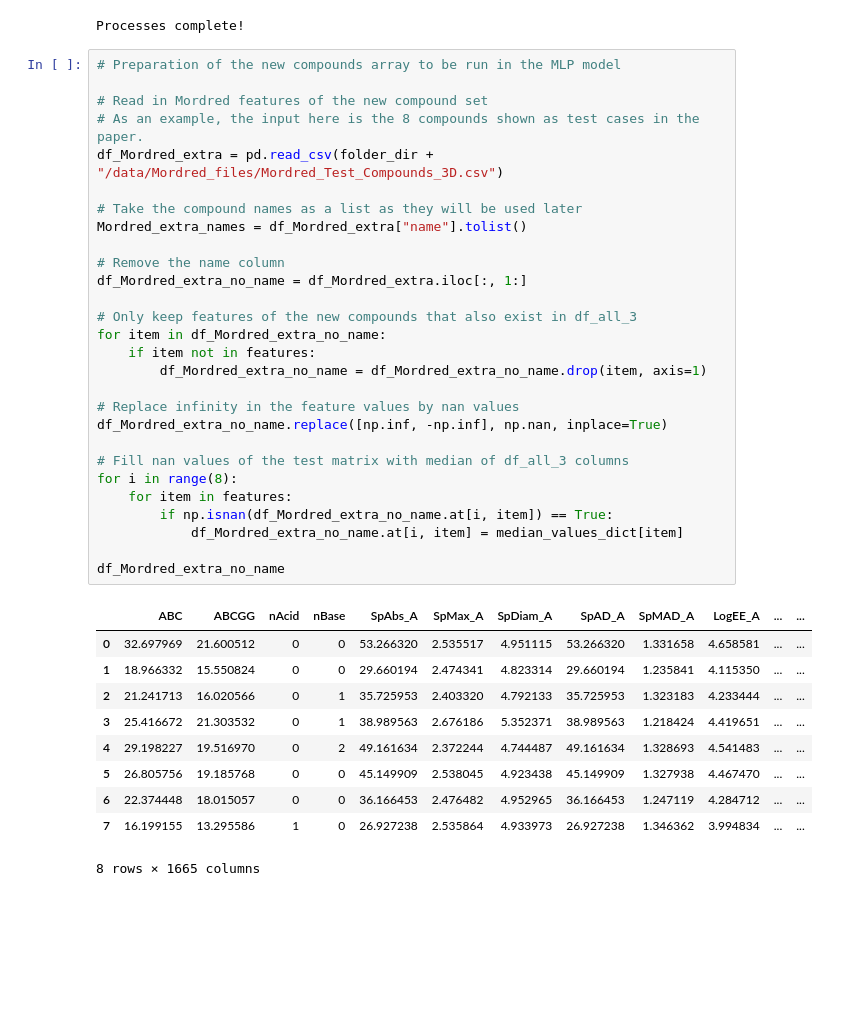
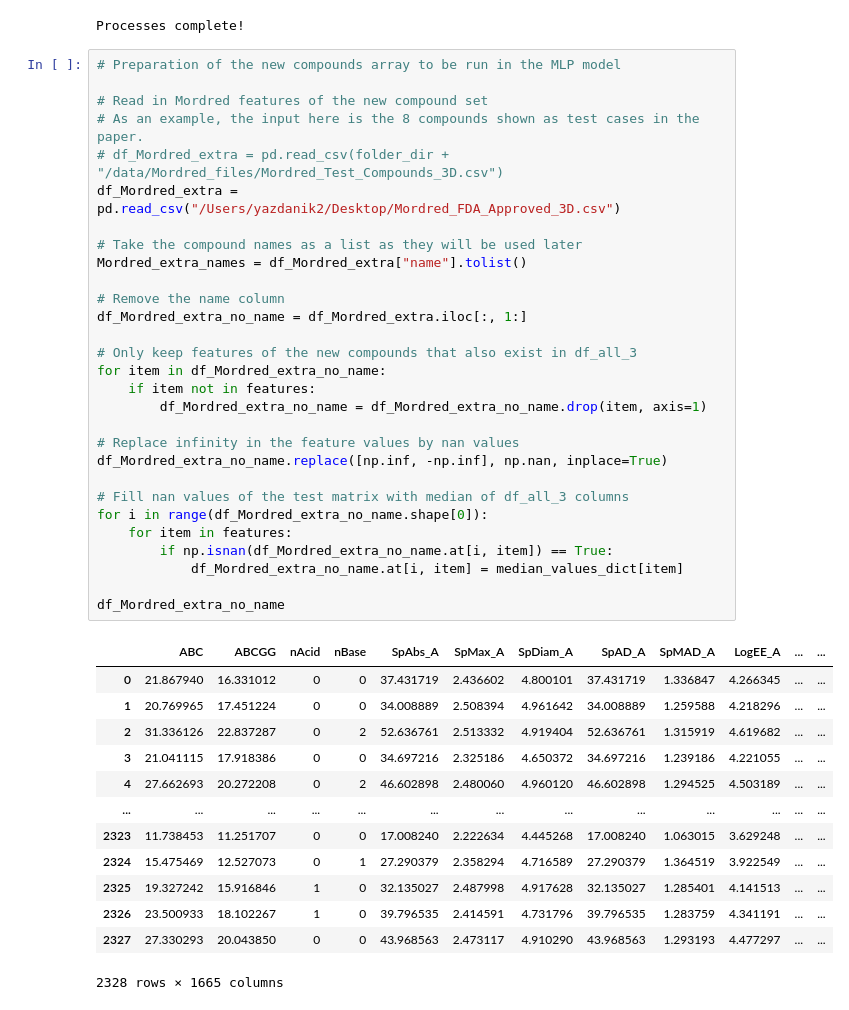
Before and after one commit to ky66/ROBIN, a Jupyter notebook: notebooks/MLP_Model_Run.ipynb, the cells around one changed output. Cells and saved outputs as stored; diff of their text form; blank space fills up the shorter version.

```diff
--- a/notebooks/MLP_Model_Run.ipynb
+++ b/notebooks/MLP_Model_Run.ipynb
@@ -118,42 +118,46 @@ Processes complete!
 # %%
 # Preparation of the new compounds array to be run in the MLP model
 
 # Read in Mordred features of the new compound set
 # As an example, the input here is the 8 compounds shown as test cases in the paper.
-df_Mordred_extra = pd.read_csv(folder_dir + "/data/Mordred_files/Mordred_Test_Compounds_3D.csv")
+# df_Mordred_extra = pd.read_csv(folder_dir + "/data/Mordred_files/Mordred_Test_Compounds_3D.csv")
+df_Mordred_extra = pd.read_csv("/Users/yazdanik2/Desktop/Mordred_FDA_Approved_3D.csv")
 
 # Take the compound names as a list as they will be used later
 Mordred_extra_names = df_Mordred_extra["name"].tolist()
 
 # Remove the name column
 df_Mordred_extra_no_name = df_Mordred_extra.iloc[:, 1:]
 
 # Only keep features of the new compounds that also exist in df_all_3
 for item in df_Mordred_extra_no_name:
     if item not in features:
         df_Mordred_extra_no_name = df_Mordred_extra_no_name.drop(item, axis=1)
 
 # Replace infinity in the feature values by nan values
 df_Mordred_extra_no_name.replace([np.inf, -np.inf], np.nan, inplace=True)
 
 # Fill nan values of the test matrix with median of df_all_3 columns
-for i in range(8):
+for i in range(df_Mordred_extra_no_name.shape[0]):
     for item in features:
         if np.isnan(df_Mordred_extra_no_name.at[i, item]) == True:
             df_Mordred_extra_no_name.at[i, item] = median_values_dict[item]
 
 df_Mordred_extra_no_name
 # %% [output]
 |  | ABC | ABCGG | nAcid | nBase | SpAbs_A | SpMax_A | SpDiam_A | SpAD_A | SpMAD_A | LogEE_A | ... | ... |
-| 0 | 32.697969 | 21.600512 | 0 | 0 | 53.266320 | 2.535517 | 4.951115 | 53.266320 | 1.331658 | 4.658581 | ... | ... |
-| 1 | 18.966332 | 15.550824 | 0 | 0 | 29.660194 | 2.474341 | 4.823314 | 29.660194 | 1.235841 | 4.115350 | ... | ... |
-| 2 | 21.241713 | 16.020566 | 0 | 1 | 35.725953 | 2.403320 | 4.792133 | 35.725953 | 1.323183 | 4.233444 | ... | ... |
-| 3 | 25.416672 | 21.303532 | 0 | 1 | 38.989563 | 2.676186 | 5.352371 | 38.989563 | 1.218424 | 4.419651 | ... | ... |
-| 4 | 29.198227 | 19.516970 | 0 | 2 | 49.161634 | 2.372244 | 4.744487 | 49.161634 | 1.328693 | 4.541483 | ... | ... |
-| 5 | 26.805756 | 19.185768 | 0 | 0 | 45.149909 | 2.538045 | 4.923438 | 45.149909 | 1.327938 | 4.467470 | ... | ... |
-| 6 | 22.374448 | 18.015057 | 0 | 0 | 36.166453 | 2.476482 | 4.952965 | 36.166453 | 1.247119 | 4.284712 | ... | ... |
-| 7 | 16.199155 | 13.295586 | 1 | 0 | 26.927238 | 2.535864 | 4.933973 | 26.927238 | 1.346362 | 3.994834 | ... | ... |
+| 0 | 21.867940 | 16.331012 | 0 | 0 | 37.431719 | 2.436602 | 4.800101 | 37.431719 | 1.336847 | 4.266345 | ... | ... |
+| 1 | 20.769965 | 17.451224 | 0 | 0 | 34.008889 | 2.508394 | 4.961642 | 34.008889 | 1.259588 | 4.218296 | ... | ... |
+| 2 | 31.336126 | 22.837287 | 0 | 2 | 52.636761 | 2.513332 | 4.919404 | 52.636761 | 1.315919 | 4.619682 | ... | ... |
+| 3 | 21.041115 | 17.918386 | 0 | 0 | 34.697216 | 2.325186 | 4.650372 | 34.697216 | 1.239186 | 4.221055 | ... | ... |
+| 4 | 27.662693 | 20.272208 | 0 | 2 | 46.602898 | 2.480060 | 4.960120 | 46.602898 | 1.294525 | 4.503189 | ... | ... |
+| ... | ... | ... | ... | ... | ... | ... | ... | ... | ... | ... | ... | ... |
+| 2323 | 11.738453 | 11.251707 | 0 | 0 | 17.008240 | 2.222634 | 4.445268 | 17.008240 | 1.063015 | 3.629248 | ... | ... |
+| 2324 | 15.475469 | 12.527073 | 0 | 1 | 27.290379 | 2.358294 | 4.716589 | 27.290379 | 1.364519 | 3.922549 | ... | ... |
+| 2325 | 19.327242 | 15.916846 | 1 | 0 | 32.135027 | 2.487998 | 4.917628 | 32.135027 | 1.285401 | 4.141513 | ... | ... |
+| 2326 | 23.500933 | 18.102267 | 1 | 0 | 39.796535 | 2.414591 | 4.731796 | 39.796535 | 1.283759 | 4.341191 | ... | ... |
+| 2327 | 27.330293 | 20.043850 | 0 | 0 | 43.968563 | 2.473117 | 4.910290 | 43.968563 | 1.293193 | 4.477297 | ... | ... |
-8 rows × 1665 columns
+2328 rows × 1665 columns
 # %%
 # Run the model on the new compound dataset
 
```
Also changed, not shown: parts of 1 cell of this notebook.
